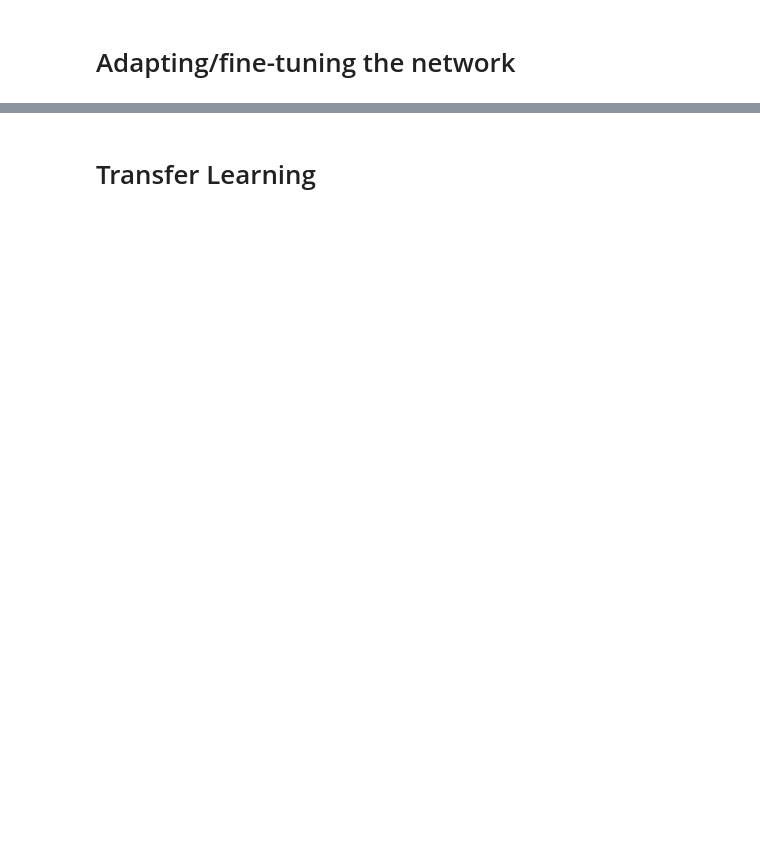
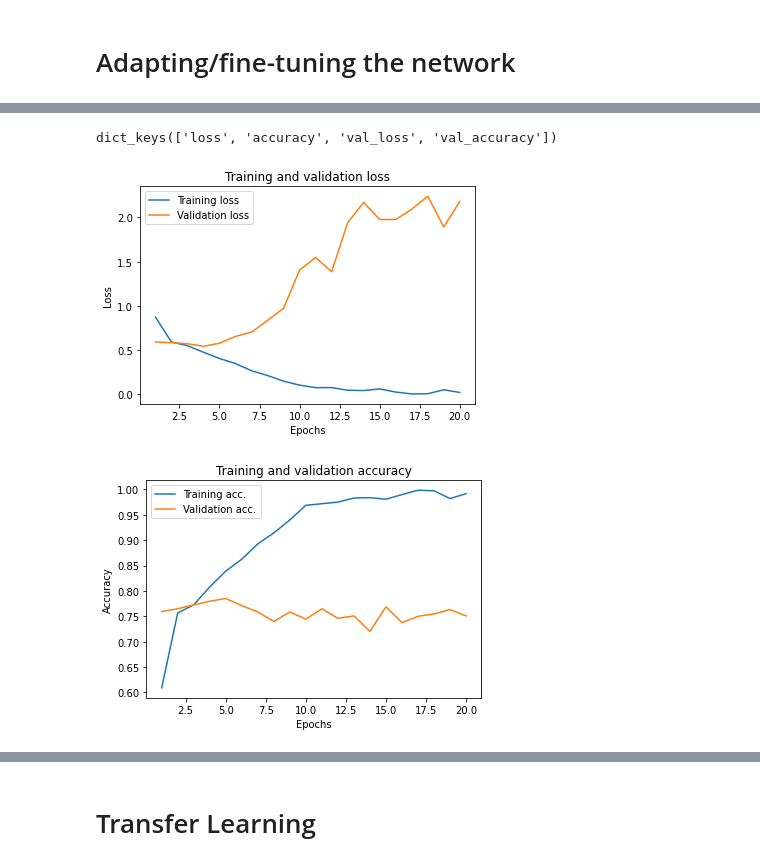
Before and after one commit to AleFax99/DeepLearning_GroupProject, a Jupyter notebook: DL_Assignment_baseline_2__IN_USE.ipynb, the cells around one changed output, grey strips where cells are left out. Drawn from its saved outputs; the diff is of its cells as text; code cells hidden in the pictures; blank space fills up the shorter version.

```diff
--- a/DL_Assignment_baseline_2__IN_USE.ipynb
+++ b/DL_Assignment_baseline_2__IN_USE.ipynb
@@ -438,0 +502,3 @@ plt.show()
+# %%
+from tensorflow.keras.optimizers import Adam
+tuned_model = build_model(optimizer = Adam(learning_rate=0.001)  )
@@ -438,0 +525,34 @@ plt.show()
+# %%
+from tensorflow.keras.utils import set_random_seed
+set_random_seed(42)
+tuned_hist = tuned_model.fit(
+    X_train,
+    y_train,
+    batch_size=16,
+    epochs=20,
+    validation_data=(X_val, y_val),
+    verbose=0
+)
+history_dict_tuned = tuned_hist.history
+history_dict_tuned.keys()
+# %% [output]
+dict_keys(['loss', 'accuracy', 'val_loss', 'val_accuracy'])
+# %%
+%matplotlib inline
+
+acc = history_dict_tuned['accuracy']
+val_acc = history_dict_tuned['val_accuracy']
+loss = history_dict_tuned['loss']
+val_loss = history_dict_tuned['val_loss']
+
+plot_history(data_list=[loss, val_loss],
+             label_list=['Training loss', 'Validation loss'],
+             title='Training and validation loss',
+             ylabel='Loss')
+plot_history(data_list=[acc, val_acc],
+             label_list=['Training acc.', 'Validation acc.'],
+             title='Training and validation accuracy',
+             ylabel='Accuracy')
+# %% [output]
+[figure, added]
+[figure, added]
```
Also changed, not shown: parts of 26 cells of this notebook.
